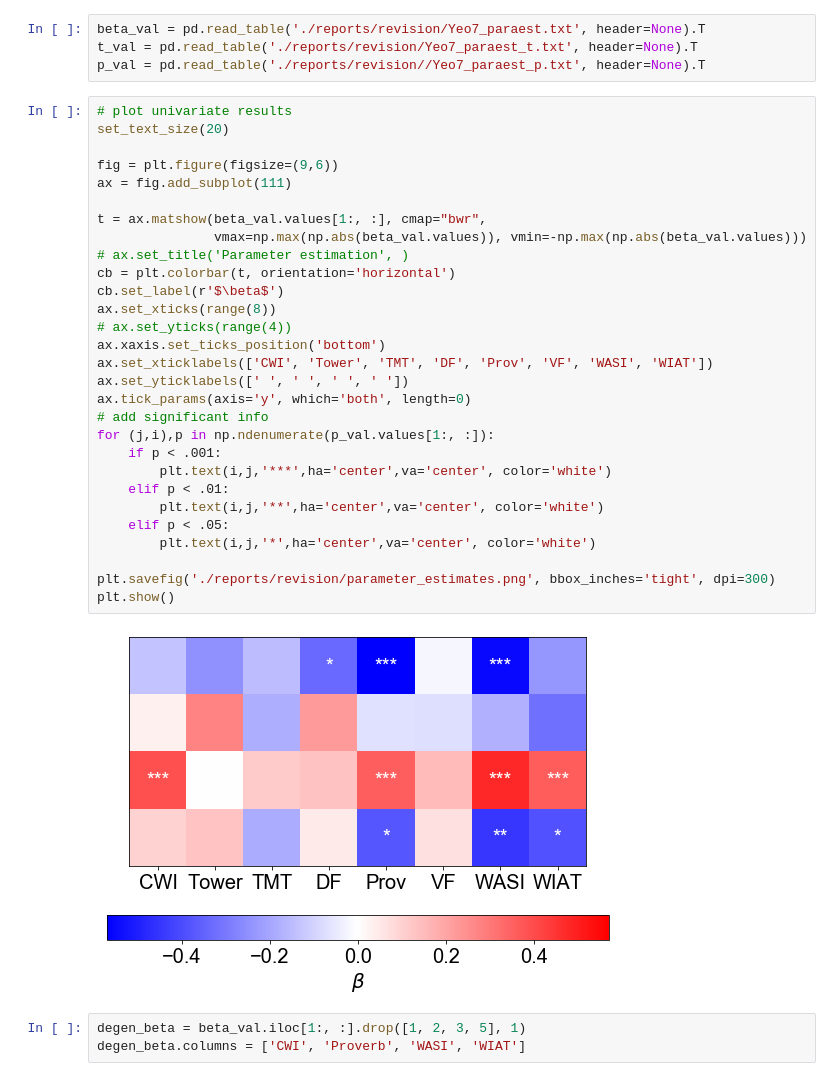
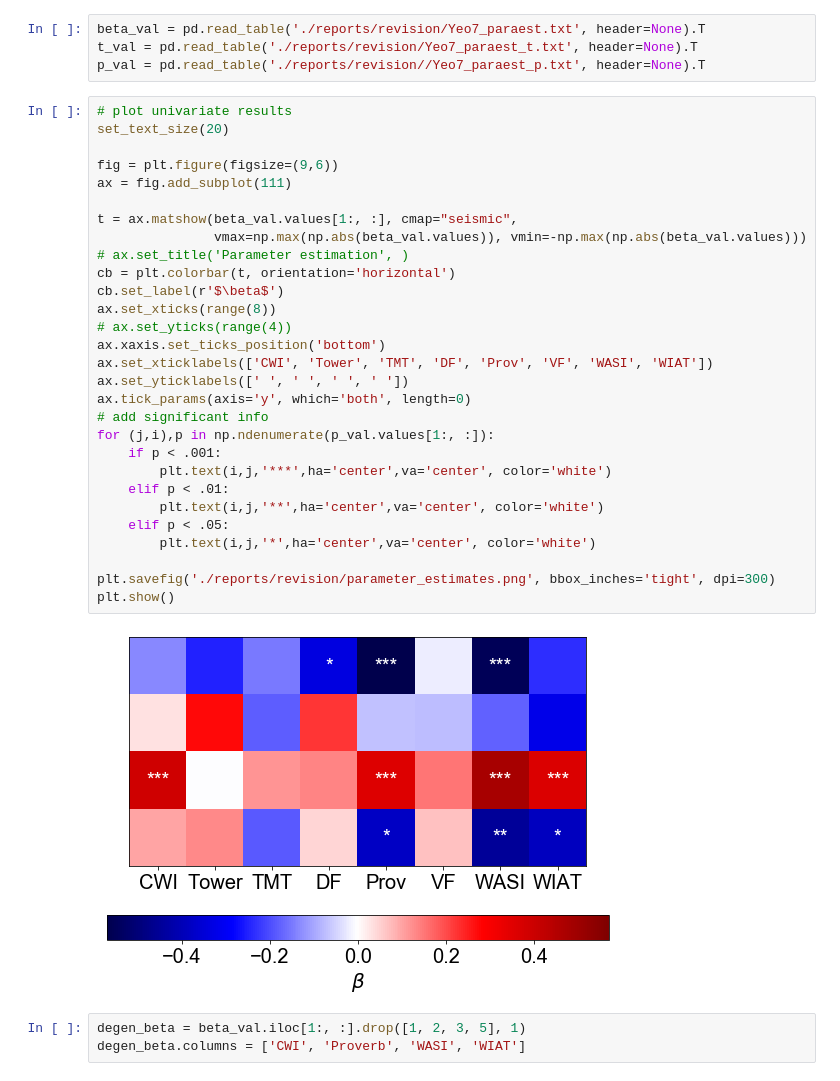
Before and after one commit to htwangtw/patterns-of-thought, a Jupyter notebook: notebooks/4.0-Ploting.ipynb, the cells around one changed output. Cells and saved outputs as stored; diff of their text form.

```diff
--- a/notebooks/4.0-Ploting.ipynb
+++ b/notebooks/4.0-Ploting.ipynb
@@ -306,34 +306,34 @@ p_val = pd.read_table('./reports/revision//Yeo7_paraest_p.txt', header=None).T
 # %%
 # plot univariate results
 set_text_size(20)
 
 fig = plt.figure(figsize=(9,6))
 ax = fig.add_subplot(111)
 
-t = ax.matshow(beta_val.values[1:, :], cmap="bwr",
+t = ax.matshow(beta_val.values[1:, :], cmap="seismic",
                vmax=np.max(np.abs(beta_val.values)), vmin=-np.max(np.abs(beta_val.values)))
 # ax.set_title('Parameter estimation', )
 cb = plt.colorbar(t, orientation='horizontal')
 cb.set_label(r'$\beta$')
 ax.set_xticks(range(8))
 # ax.set_yticks(range(4))
 ax.xaxis.set_ticks_position('bottom')
 ax.set_xticklabels(['CWI', 'Tower', 'TMT', 'DF', 'Prov', 'VF', 'WASI', 'WIAT'])
 ax.set_yticklabels([' ', ' ', ' ', ' '])
 ax.tick_params(axis='y', which='both', length=0)
 # add significant info
 for (j,i),p in np.ndenumerate(p_val.values[1:, :]):
     if p < .001:
         plt.text(i,j,'***',ha='center',va='center', color='white')
     elif p < .01:
         plt.text(i,j,'**',ha='center',va='center', color='white')
     elif p < .05:
         plt.text(i,j,'*',ha='center',va='center', color='white')
 
 plt.savefig('./reports/revision/parameter_estimates.png', bbox_inches='tight', dpi=300)
 plt.show()
 # %% [output]
-[figure, old version]
+[figure, new version]
 # %%
 degen_beta = beta_val.iloc[1:, :].drop([1, 2, 3, 5], 1)
 degen_beta.columns = ['CWI', 'Proverb', 'WASI', 'WIAT']
```
Also changed, not shown: 1 other file.
